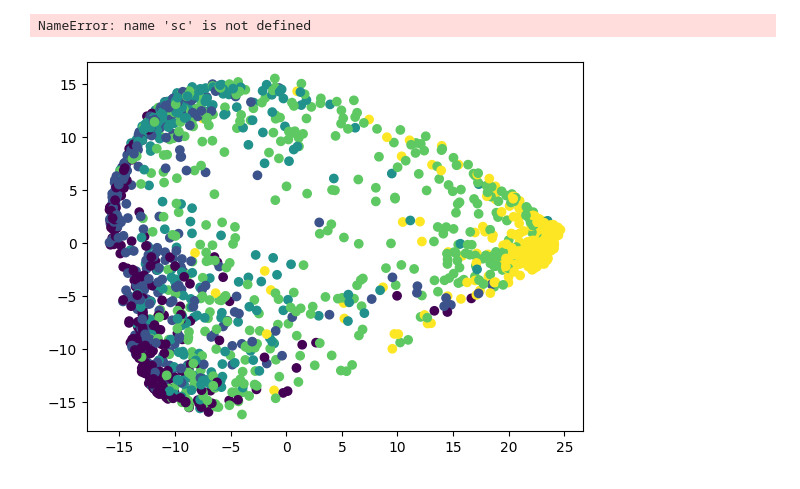
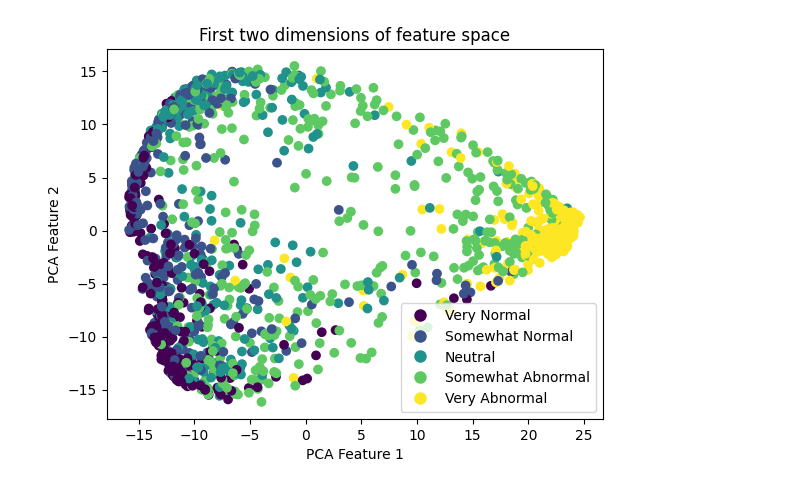
Before and after one commit to ModernNeesh/alertcalifornia-anomaly-detection, a Jupyter notebook: full_pca.ipynb, the cells around one changed output. Saved outputs shown, nothing was run; the diff lists cells and outputs as text; code cells hidden in the pictures.

```diff
--- a/full_pca.ipynb
+++ b/full_pca.ipynb
@@ -23,16 +23,26 @@ def get_camera_embeddings(labels_csv, embeddings_name):
 
     return reduced_embeddings, labels, img_urls, a_ids
 # %%
-labels_csv = "camera_data\coronado_hills_ranked.csv"
+labels_csv = r"camera_data\coronado_hills_ranked.csv"
 embeddings_name = "train_embeddings"
 
 reduced_embeddings, labels, _, _ = get_camera_embeddings(labels_csv=labels_csv, embeddings_name=embeddings_name)
 # %%
 sc = plt.scatter(reduced_embeddings[:, 0], reduced_embeddings[:, 1], c = labels)
+
+size = 81
+
 lp = lambda i: plt.plot([],color=sc.cmap(sc.norm(i)), ms=np.sqrt(size), mec="none",
-                        label="Feature {:g}".format(i), ls="", marker="o")[0]
+                        label="{l}".format(l = "Very Normal" if i == 0
+                                           else "Somewhat Normal" if i == 1
+                                           else "Neutral" if i == 2
+                                           else "Somewhat Abnormal" if i == 3
+                                           else "Very Abnormal"), ls="", marker="o")[0]
 handles = [lp(i) for i in np.unique(labels)]
+plt.legend(handles = handles)
+plt.xlabel("PCA Feature 1")
+plt.ylabel("PCA Feature 2")
+plt.title("First two dimensions of feature space")
 plt.show()
 # %% [output]
-NameError: name 'sc' is not defined
-[figure, old version]
+[figure, new version]
```
